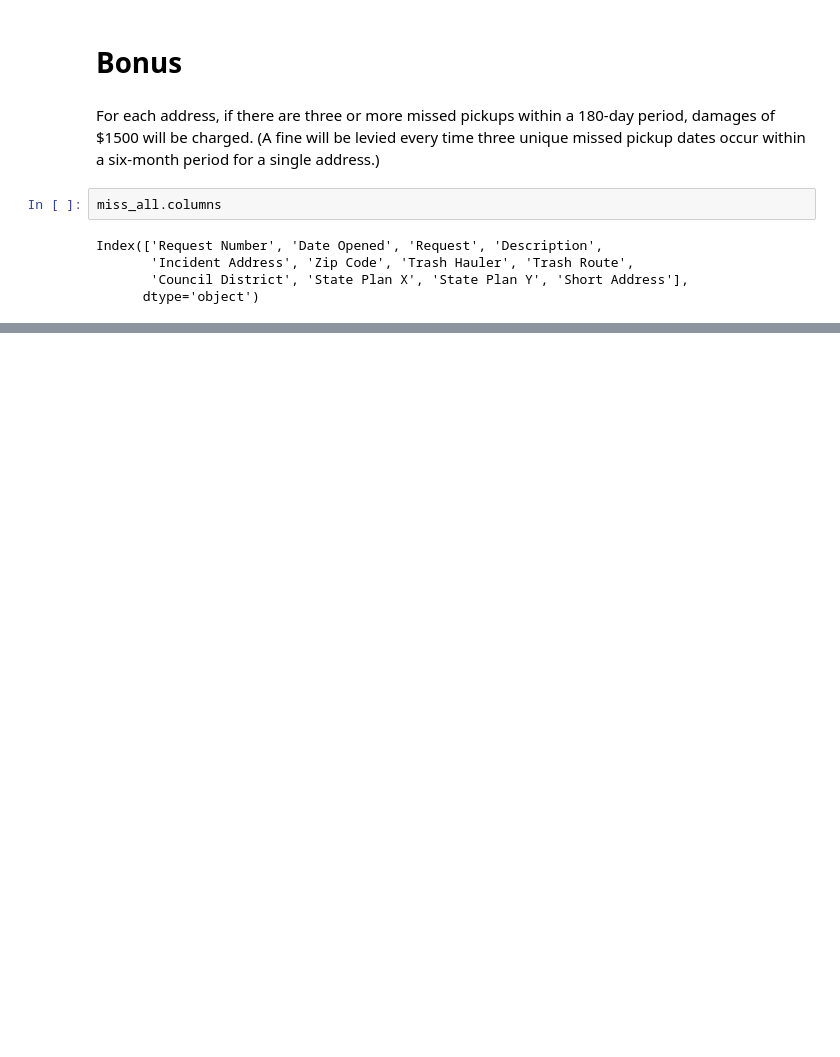
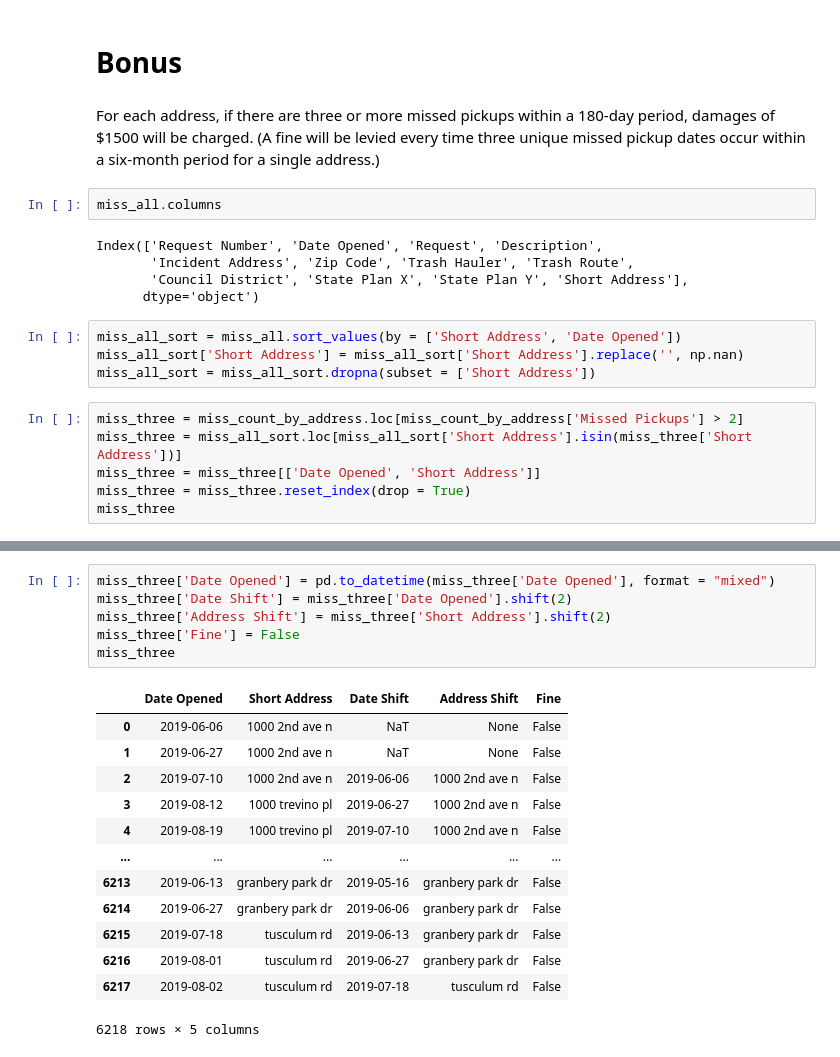
Before and after one commit to NewForce-Data-Cohort-12/trash-haulers-goody-grouch, a Jupyter notebook: trash_pickup.ipynb, the cells around one changed output, grey strips where cells are left out. Cells and saved outputs as stored; diff of their text form; blank space fills up the shorter version.

```diff
--- a/trash_pickup.ipynb
+++ b/trash_pickup.ipynb
@@ -235,3 +269,13 @@ Index(['Request Number', 'Date Opened', 'Request', 'Description',
        'Incident Address', 'Zip Code', 'Trash Hauler', 'Trash Route',
        'Council District', 'State Plan X', 'State Plan Y', 'Short Address'],
       dtype='object')
+# %%
+miss_all_sort = miss_all.sort_values(by = ['Short Address', 'Date Opened'])
+miss_all_sort['Short Address'] = miss_all_sort['Short Address'].replace('', np.nan)
+miss_all_sort = miss_all_sort.dropna(subset = ['Short Address'])
+# %%
+miss_three = miss_count_by_address.loc[miss_count_by_address['Missed Pickups'] > 2]
+miss_three = miss_all_sort.loc[miss_all_sort['Short Address'].isin(miss_three['Short Address'])]
+miss_three = miss_three[['Date Opened', 'Short Address']]
+miss_three = miss_three.reset_index(drop = True)
+miss_three
@@ -237,0 +317,20 @@ Index(['Request Number', 'Date Opened', 'Request', 'Description',
+# %%
+miss_three['Date Opened'] = pd.to_datetime(miss_three['Date Opened'], format = "mixed")
+miss_three['Date Shift'] = miss_three['Date Opened'].shift(2)
+miss_three['Address Shift'] = miss_three['Short Address'].shift(2)
+miss_three['Fine'] = False
+miss_three
+# %% [output]
+|  | Date Opened | Short Address | Date Shift | Address Shift | Fine |
+| 0 | 2019-06-06 | 1000 2nd ave n | NaT | None | False |
+| 1 | 2019-06-27 | 1000 2nd ave n | NaT | None | False |
+| 2 | 2019-07-10 | 1000 2nd ave n | 2019-06-06 | 1000 2nd ave n | False |
+| 3 | 2019-08-12 | 1000 trevino pl | 2019-06-27 | 1000 2nd ave n | False |
+| 4 | 2019-08-19 | 1000 trevino pl | 2019-07-10 | 1000 2nd ave n | False |
+| ... | ... | ... | ... | ... | ... |
+| 6213 | 2019-06-13 | granbery park dr | 2019-05-16 | granbery park dr | False |
+| 6214 | 2019-06-27 | granbery park dr | 2019-06-06 | granbery park dr | False |
+| 6215 | 2019-07-18 | tusculum rd | 2019-06-13 | granbery park dr | False |
+| 6216 | 2019-08-01 | tusculum rd | 2019-06-27 | granbery park dr | False |
+| 6217 | 2019-08-02 | tusculum rd | 2019-07-18 | tusculum rd | False |
+6218 rows × 5 columns
```
Also changed, not shown: parts of 9 cells of this notebook, 1 other file.
